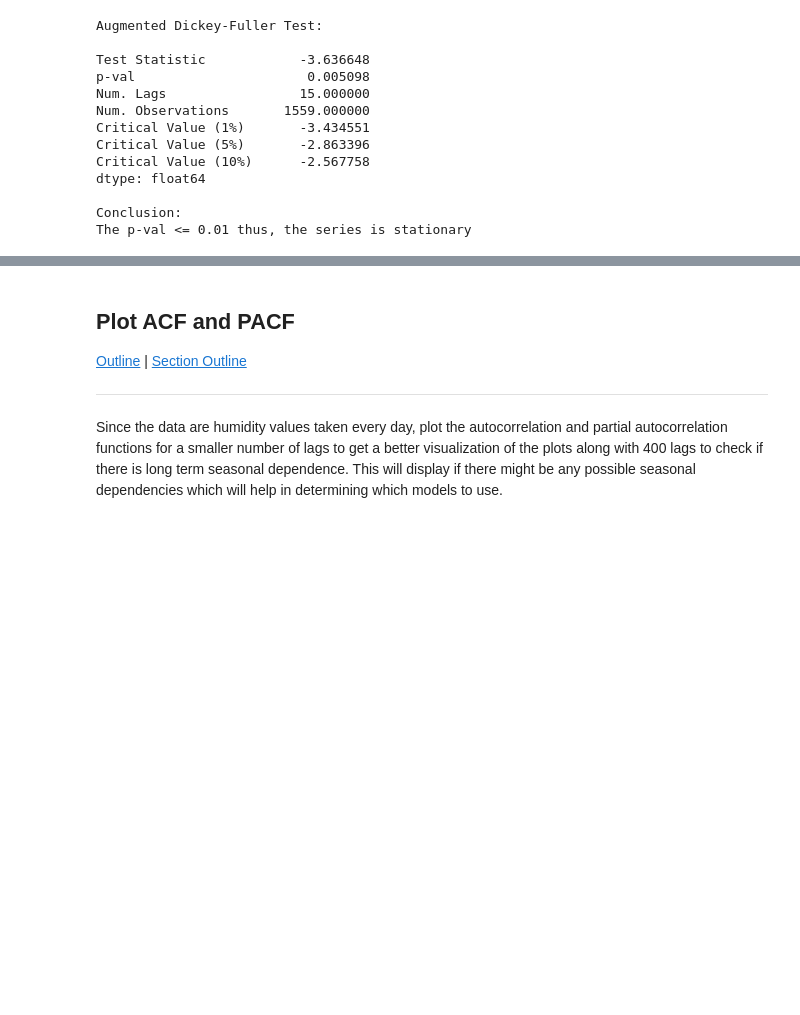
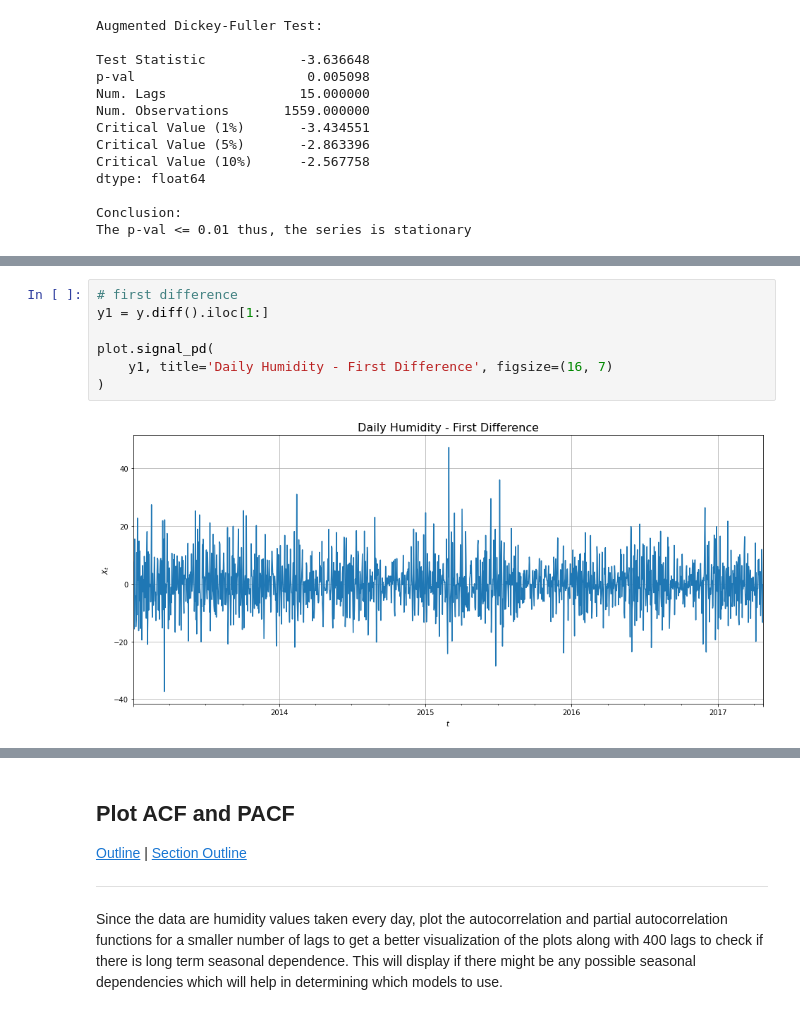
Before and after one commit to jgadbois17/Neural_Network_Versatility_Performance, a Jupyter notebook: notebooks/Time Series Forecasting.ipynb, the cells around one changed output, grey strips where cells are left out. Cells and saved outputs as stored; diff of their text form; blank space fills up the shorter version.

```diff
--- a/notebooks/Time Series Forecasting.ipynb
+++ b/notebooks/Time Series Forecasting.ipynb
@@ -190,0 +193,9 @@ The p-val <= 0.01 thus, the series is stationary
+# %%
+# first difference
+y1 = y.diff().iloc[1:]
+
+plot.signal_pd(
+    y1, title='Daily Humidity - First Difference', figsize=(16, 7)
+)
+# %% [output]
+[figure, added]
```
Also changed, not shown: parts of 24 cells of this notebook, 13 other files.
